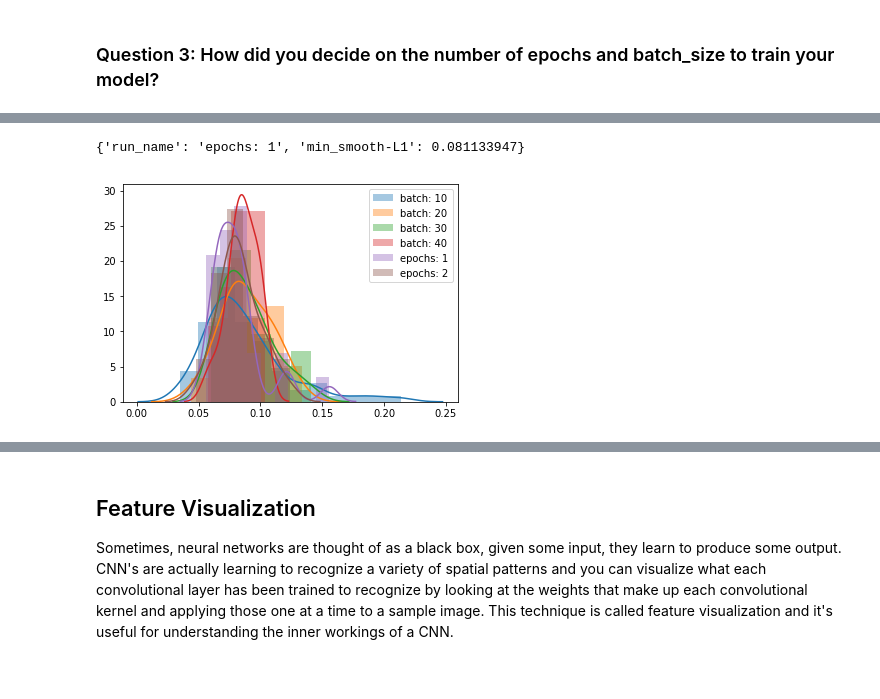
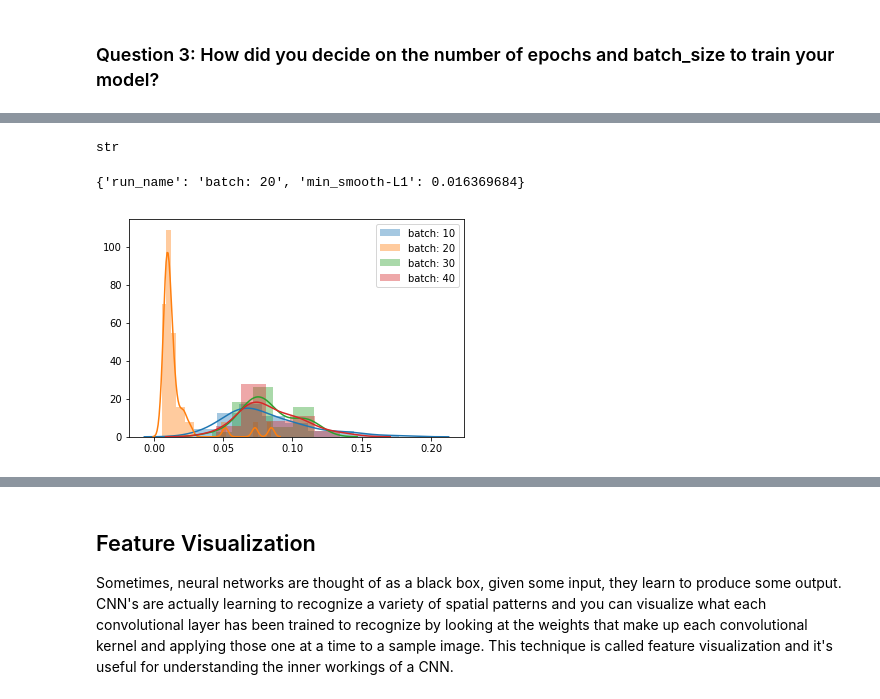
Before and after one commit to Data-drone/cvnd_facial_keypoints, a Jupyter notebook: 2. Define the Network Architecture.ipynb, the cells around one changed output, grey strips where cells are left out. Drawn from its saved outputs; the diff is of its cells as text; code cells hidden in the pictures.

```diff
--- a/2. Define the Network Architecture.ipynb
+++ b/2. Define the Network Architecture.ipynb
@@ -834,20 +902,25 @@ SME L1 0.17147676646709442
+# %%
+type(experiments[1]['name'])
+# %% [output]
+str
 # %%
 # import the usual resources
 import matplotlib.pyplot as plt
 
 min_loss = 0
 for item in experiments:
-    #print(item['name'])
-    sns.distplot(item['Smooth-L1'], label = item['name'])
-    run_loss = np.mean(item['Smooth-L1'])
-    if min_loss==0:
-        min_item = {'run_name': item['name'], 'min_smooth-L1': run_loss}
-        min_loss = run_loss
-    elif min_loss>run_loss:
-        min_item = {'run_name': item['name'], 'min_smooth-L1': run_loss}
-        min_loss = run_loss
-plt.legend()
+    if item['name'].startswith('batch'):
+        #print(item['name'])
+        sns.distplot(item['Smooth-L1'], label = item['name'])
+        run_loss = np.mean(item['Smooth-L1'])
+        if min_loss==0:
+            min_item = {'run_name': item['name'], 'min_smooth-L1': run_loss}
+            min_loss = run_loss
+        elif min_loss>run_loss:
+            min_item = {'run_name': item['name'], 'min_smooth-L1': run_loss}
+            min_loss = run_loss
+    plt.legend()
 print(min_item)
 # %% [output]
-{'run_name': 'epochs: 1', 'min_smooth-L1': 0.081133947}
+{'run_name': 'batch: 20', 'min_smooth-L1': 0.016369684}
-[figure, old version]
+[figure, new version]
```
Also changed, not shown: parts of 2 cells of this notebook, 1 other file.
